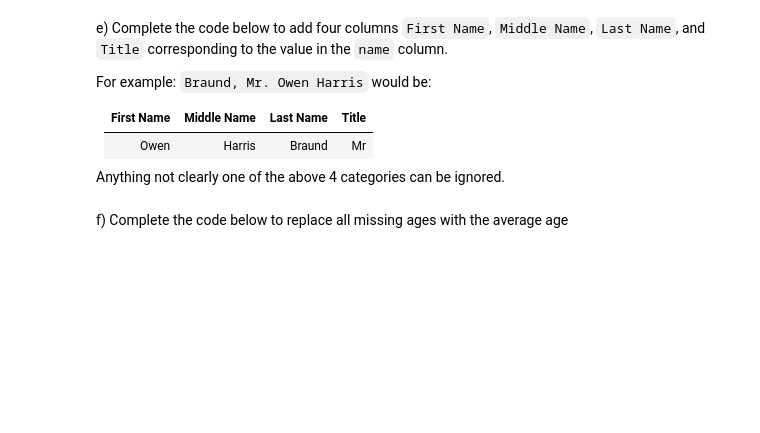
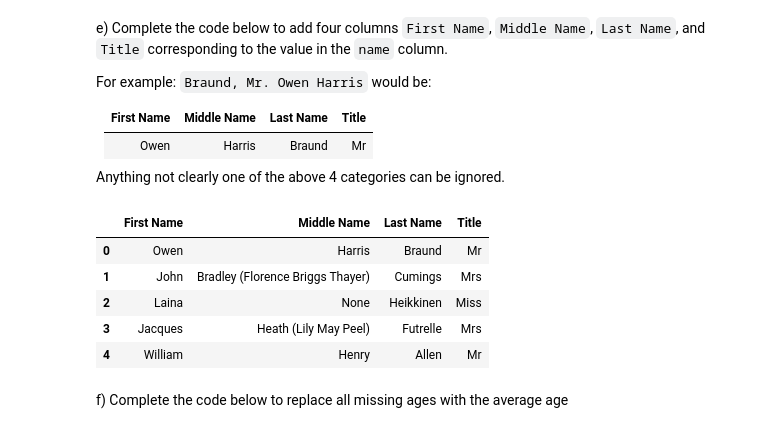
Before and after one commit to stonetharris/CS506, a Jupyter notebook: worksheets/worksheet_02.ipynb, the cells around one changed output. Drawn from its saved outputs; the diff is of its cells as text; code cells hidden in the pictures; blank space fills up the shorter version.

```diff
--- a/worksheets/worksheet_02.ipynb
+++ b/worksheets/worksheet_02.ipynb
@@ -100,2 +132,23 @@ df.head()
+# %%
+# Split field
+name_parts = df['Name'].str.extract(r'(?P<LastName>[^,]+), (?P<Title>.+)\. (?P<FirstName>.+)')
+
+# FirstName has both first + middle if it contains more than 1 word
+name_parts[['FirstName', 'MiddleName']] = name_parts['FirstName'].str.split(' ', n=1, expand=True)
+
+# Assigning
+df['First Name'] = name_parts['FirstName']
+df['Middle Name'] = name_parts['MiddleName']
+df['Last Name'] = name_parts['LastName']
+df['Title'] = name_parts['Title']
+
+df[['First Name', 'Middle Name', 'Last Name', 'Title']].head()
+# %% [output]
+|  | First Name | Middle Name | Last Name | Title |
+| 0 | Owen | Harris | Braund | Mr |
+| 1 | John | Bradley (Florence Briggs Thayer) | Cumings | Mrs |
+| 2 | Laina | None | Heikkinen | Miss |
+| 3 | Jacques | Heath (Lily May Peel) | Futrelle | Mrs |
+| 4 | William | Henry | Allen | Mr |
 # %% [markdown]
 f) Complete the code below to replace all missing ages with the average age
```
Also changed, not shown: parts of 9 cells of this notebook.
